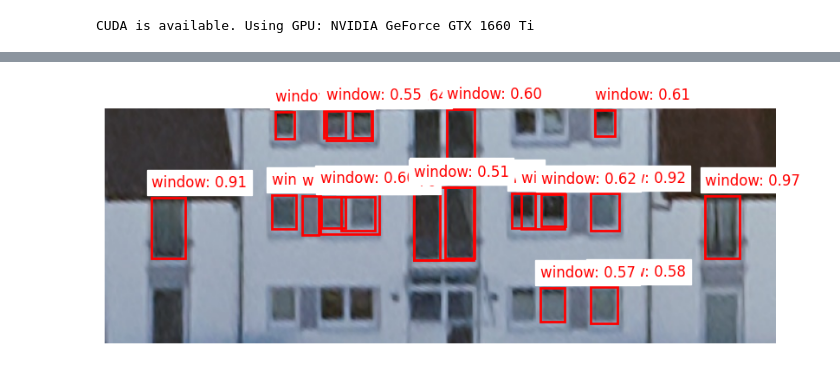
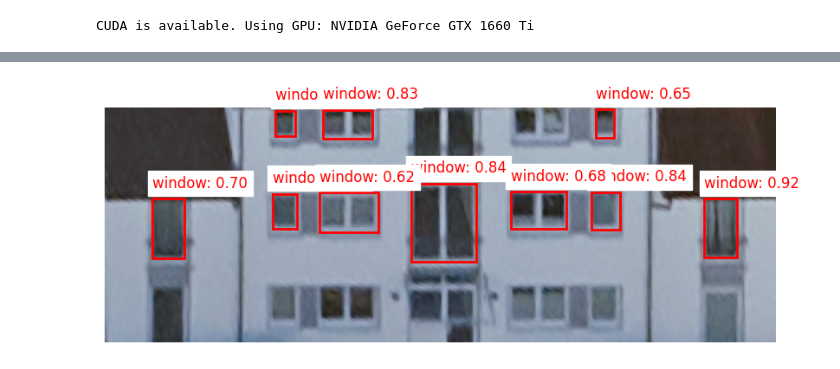
Before and after one commit to mohamadalbaaj/WWR, a Jupyter notebook: object_detection_fasterrcnn_approach.ipynb, the cells around one changed output, grey strips where cells are left out. Saved outputs shown, nothing was run; the diff lists cells and outputs as text; code cells hidden in the pictures.

```diff
--- a/object_detection_fasterrcnn_approach.ipynb
+++ b/object_detection_fasterrcnn_approach.ipynb
@@ -198,9 +203,4 @@ Train The Model
 # %%
-import torch.optim as optim
-import torch.nn as nn
-from torchvision.ops import box_iou
-from sklearn.metrics import precision_recall_fscore_support
-
 # Move the model to the GPU
 device = torch.device('cuda' if torch.cuda.is_available() else 'cpu')
 model = model.to(device)
@@ -209,7 +209,7 @@ model = model.to(device)
 optimizer = optim.SGD(model.parameters(), lr=0.005, momentum=0.9, weight_decay=0.0005)
 
 # Training loop
-num_epochs = 3
+num_epochs = 1
 model.train()
 for epoch in range(num_epochs):
     total_loss = 0
@@ -311,9 +301,4 @@ Training complete!
 # %%
-import matplotlib.pyplot as plt
-import matplotlib.patches as patches
-from PIL import Image
-import torchvision.transforms as T
-
 def visualize_predictions(predictions, image_tensor, threshold=0.5, class_names=None):
     """
     Visualizes predictions on an image.
@@ -325,7 +310,7 @@ def visualize_predictions(predictions, image_tensor, threshold=0.5, class_names=
         class_names (list): List of class names, where index corresponds to class label (optional).
     """
     # Convert the tensor to a PIL image
-    img = T.ToPILImage()(image_tensor.cpu())
+    img = transforms.ToPILImage()(image_tensor.cpu())
     plt.figure(figsize=(10, 10))
     plt.imshow(img)
     ax = plt.gca()
@@ -358,7 +343,7 @@ Checking the Predicitons
 # %%
 model.eval()
 class_names = ["background", "window"]  # Add your class names here, with "background" as the first item
-ind = 1  # Index of the image you want to visualize
+ind = 2  # Index of the image you want to visualize
 
 with torch.no_grad():
     for batch_idx, (images, _) in enumerate(test_loader):
@@ -377,30 +364,26 @@ Visualizing predictions for image 1
 # %%
-import torch
-from PIL import Image
-import torchvision.transforms as T
-
 # Define the path to your image
-image_path = "rectified_facade_DENW11AL0000h3LU.jpg"
+image_path = os.path.join("Evaluation_subset", "rectified_facade_DENW11AL0000h3LU.jpg")
 
 # Load and preprocess the image
 def load_image(image_path):
     image = Image.open(image_path).convert("RGB")
-    transform = T.Compose([
-        T.ToTensor(),  # Convert image to tensor
+    transform = transforms.Compose([
+        transforms.ToTensor(),  # Convert image to tensor
     ])
     return transform(image)
 
 # Load the image
 input_image = load_image(image_path).unsqueeze(0)  # Add a batch dimension
 input_image = input_image.to(device)
 
 # Run the model on the image
 model.eval()
 with torch.no_grad():
     predictions = model(input_image)
 
 # Visualize the predictions
 class_names = ["background", "window"]  # Adjust based on your class names
 visualize_predictions(predictions[0], input_image[0], threshold=0.5, class_names=class_names)
 # %% [output]
-[figure, old version]
+[figure, new version]
```
Also changed, not shown: parts of 21 cells of this notebook.
